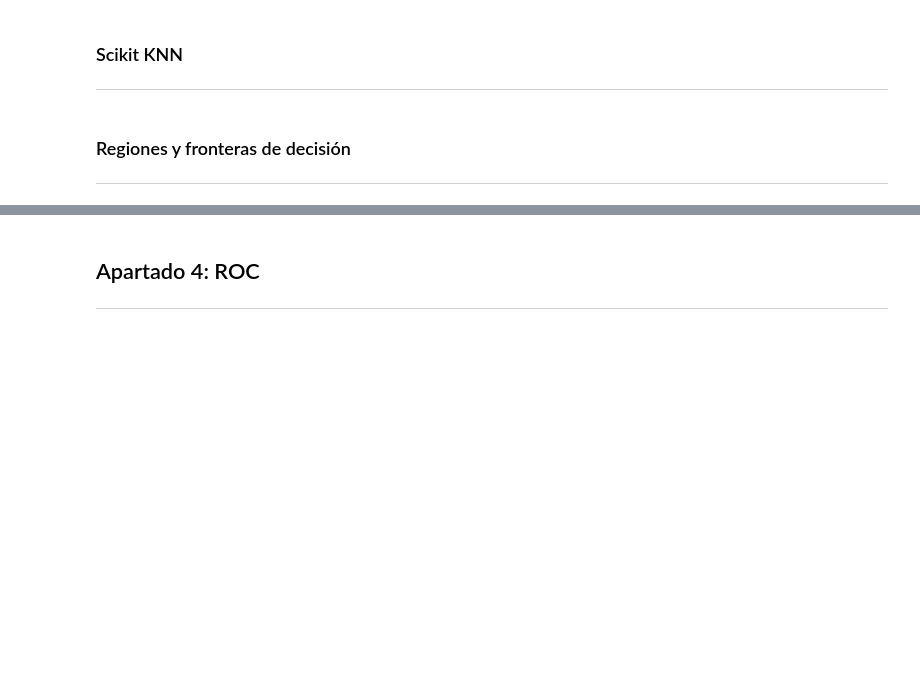
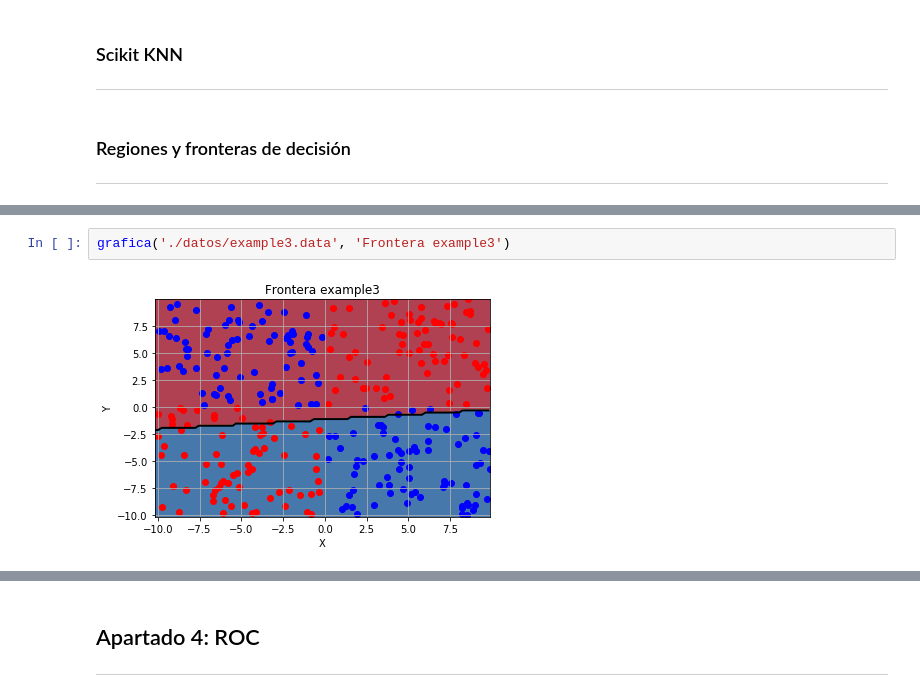
Before and after one commit to luciaasen/FAA, a Jupyter notebook: p2/FAAP2_1461_16.ipynb, the cells around one changed output, grey strips where cells are left out. Drawn from its saved outputs; the diff is of its cells as text; blank space fills up the shorter version.

```diff
--- a/p2/FAAP2_1461_16.ipynb
+++ b/p2/FAAP2_1461_16.ipynb
@@ -135,0 +232,4 @@ ___
+# %%
+grafica('./datos/example3.data', 'Frontera example3')
+# %% [output]
+[figure, added]
```
Also changed, not shown: parts of 25 cells of this notebook, 22 other files.
